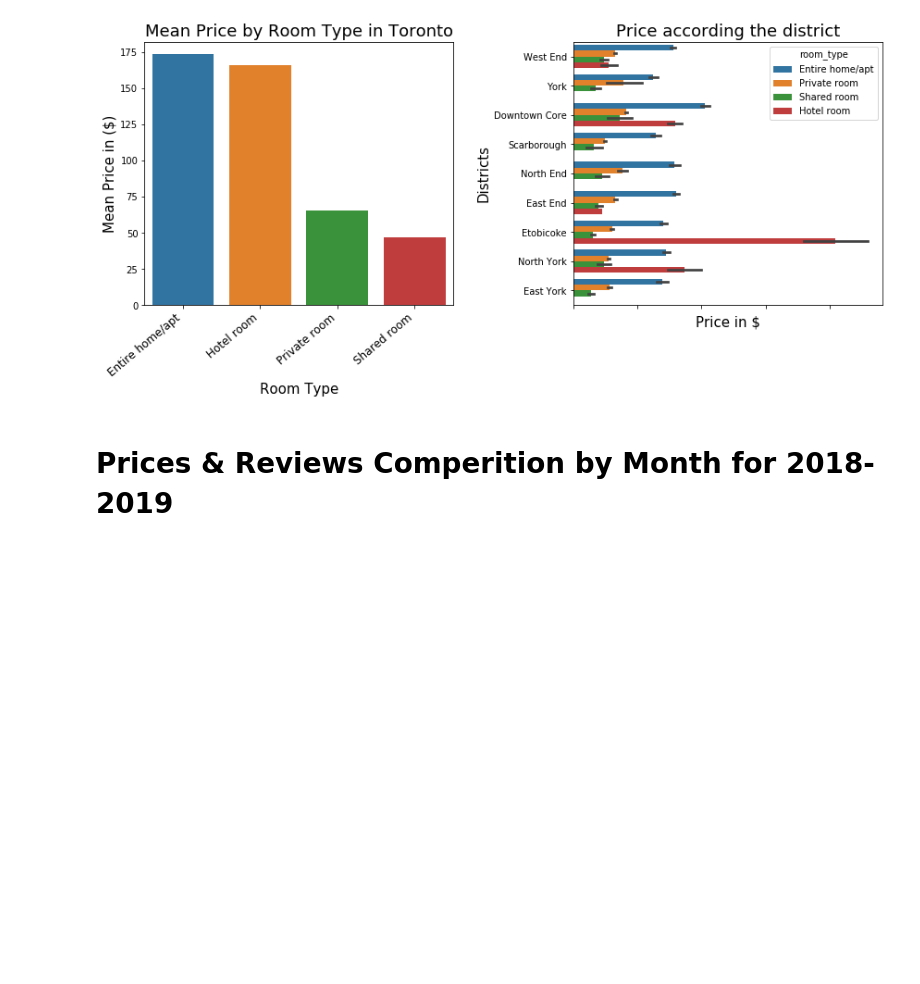
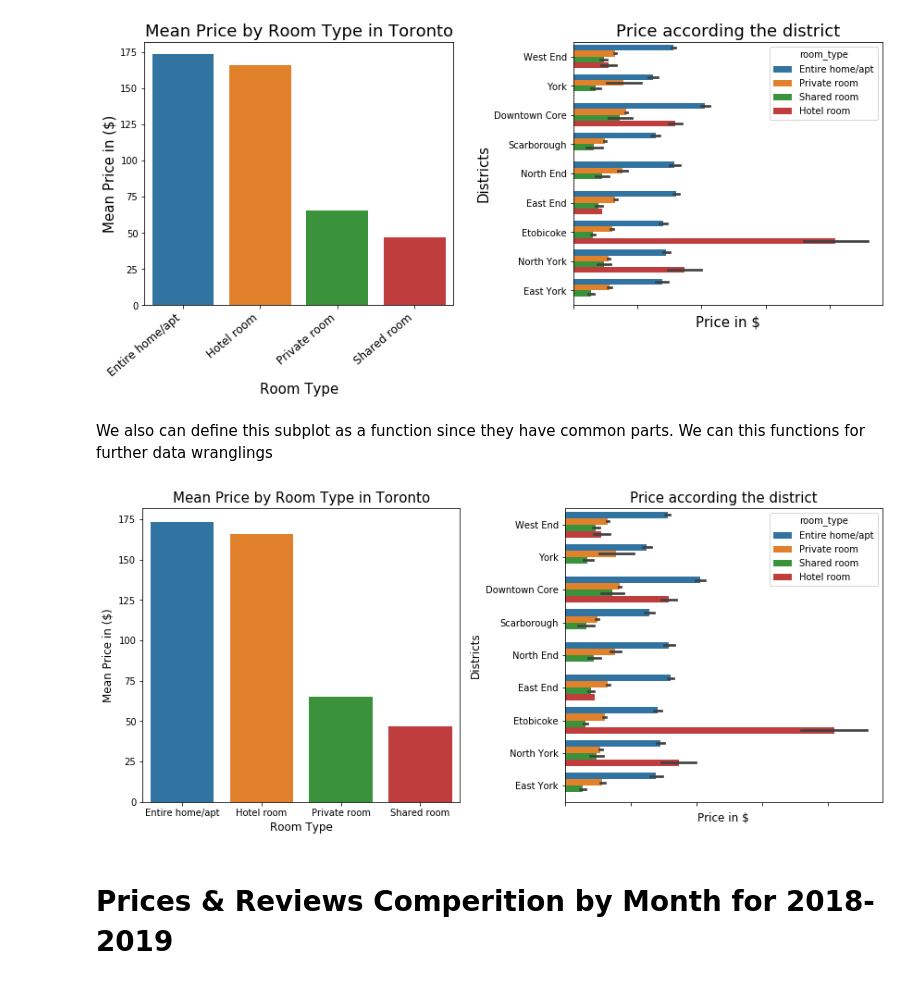
Before and after one commit to surmeliali/Toronto_Airbnb_Data_Analysis, a Jupyter notebook: Toronto_Capstone_Project_Notebook.ipynb, the cells around one changed output. Drawn from its saved outputs; the diff is of its cells as text; code cells hidden in the pictures; blank space fills up the shorter version.

```diff
--- a/Toronto_Capstone_Project_Notebook.ipynb
+++ b/Toronto_Capstone_Project_Notebook.ipynb
@@ -708,6 +735,41 @@ plt.tight_layout()
 plt.show()
 # %% [output]
 [figure]
+# %% [markdown]
+We also can define this subplot as a function since they have common parts. We can this functions for further data wranglings
+# %%
+def create_subplot(data1, data2,figsize=(12,10), size=12, fontsize=15 ):
+
+    fig = plt.figure(figsize = (12, 10))
+    list1=[1,2]
+
+    for i in list1:
+        plt.subplot(2,2,i)
+
+        if i==1:
+            ax=sns.barplot(x=data1.index, y='price', data=data1)
+            #Set the axes
+            ax.set_xlabel('Room Type',size=size, weight='normal')
+            ax.set_ylabel('Mean Price in ($)',size=size, weight='normal')
+            #Set tittle
+            plt.title('Mean Price by Room Type in Toronto', fontsize=fontsize)
+            continue
+
+        if i==2:
+            ax = sns.barplot('price', 'district',data=data2, ci=80,hue='room_type')
+            #Set the axes
+            ax.set_xlabel('Price in $', size=size, weight='normal')
+            ax.set_ylabel('Districts', size=size, weight='normal')
+            #Set tittle
+            plt.title('Price according the district', fontsize=fontsize)
+
+        ax.set_xticklabels(ax.get_xticklabels(), rotation=40, ha="right", size=size)
+        plt.tight_layout()
+        plt.show()
+# %%
+create_subplot(mean_prices_by_room_type,listing)
+# %% [output]
+[figure, added]
 # %% [markdown]
 # Prices & Reviews Comperition by Month for 2018-2019
 # %%
```
Also changed, not shown: parts of 6 cells of this notebook.
